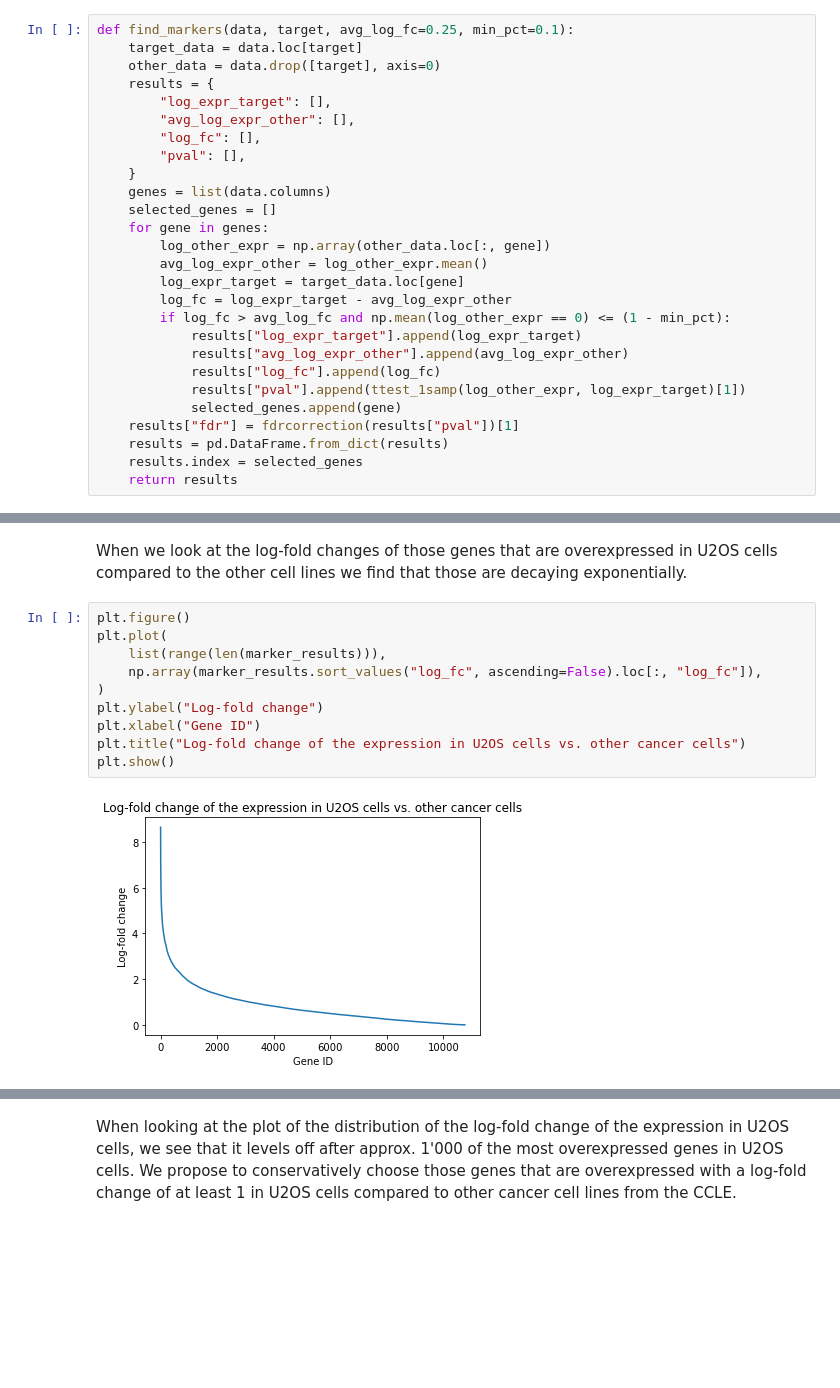
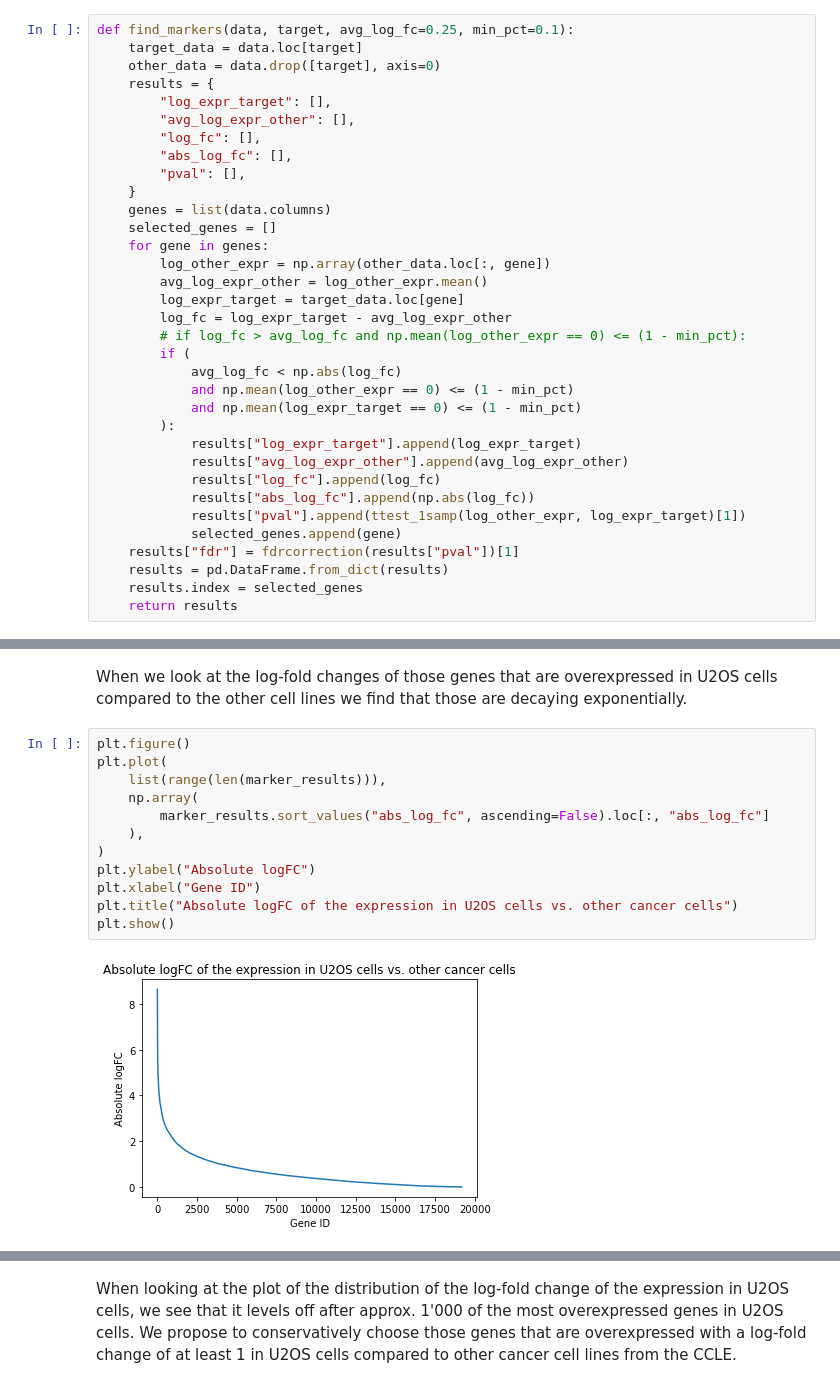
Before and after one commit to uhlerlab/image2reg, a Jupyter notebook: notebooks/ppi/ppi_gex_preprocessing.ipynb, the cells around one changed output, grey strips where cells are left out. Saved outputs shown, nothing was run; the diff lists cells and outputs as text; blank space fills up the shorter version.

```diff
--- a/notebooks/ppi/ppi_gex_preprocessing.ipynb
+++ b/notebooks/ppi/ppi_gex_preprocessing.ipynb
@@ -35,6 +35,7 @@ def find_markers(data, target, avg_log_fc=0.25, min_pct=0.1):
         "log_expr_target": [],
         "avg_log_expr_other": [],
         "log_fc": [],
+        "abs_log_fc": [],
         "pval": [],
     }
     genes = list(data.columns)
@@ -44,10 +45,16 @@ def find_markers(data, target, avg_log_fc=0.25, min_pct=0.1):
         avg_log_expr_other = log_other_expr.mean()
         log_expr_target = target_data.loc[gene]
         log_fc = log_expr_target - avg_log_expr_other
-        if log_fc > avg_log_fc and np.mean(log_other_expr == 0) <= (1 - min_pct):
+        # if log_fc > avg_log_fc and np.mean(log_other_expr == 0) <= (1 - min_pct):
+        if (
+            avg_log_fc < np.abs(log_fc)
+            and np.mean(log_other_expr == 0) <= (1 - min_pct)
+            and np.mean(log_expr_target == 0) <= (1 - min_pct)
+        ):
             results["log_expr_target"].append(log_expr_target)
             results["avg_log_expr_other"].append(avg_log_expr_other)
             results["log_fc"].append(log_fc)
+            results["abs_log_fc"].append(np.abs(log_fc))
             results["pval"].append(ttest_1samp(log_other_expr, log_expr_target)[1])
             selected_genes.append(gene)
     results["fdr"] = fdrcorrection(results["pval"])[1]
@@ -533,15 +526,17 @@ When we look at the log-fold changes of those genes that are overexpressed in U2
 # %%
 plt.figure()
 plt.plot(
     list(range(len(marker_results))),
-    np.array(marker_results.sort_values("log_fc", ascending=False).loc[:, "log_fc"]),
+    np.array(
+        marker_results.sort_values("abs_log_fc", ascending=False).loc[:, "abs_log_fc"]
+    ),
 )
-plt.ylabel("Log-fold change")
+plt.ylabel("Absolute logFC")
 plt.xlabel("Gene ID")
-plt.title("Log-fold change of the expression in U2OS cells vs. other cancer cells")
+plt.title("Absolute logFC of the expression in U2OS cells vs. other cancer cells")
 plt.show()
 # %% [output]
-[figure, old version]
+[figure, new version]
 [interactive output not drawn]
 # %% [markdown]
 When looking at the plot of the distribution of the log-fold change of the expression in U2OS cells, we see that it levels off after approx. 1'000 of the most overexpressed genes in U2OS cells. We propose to conservatively choose those genes that are overexpressed with a log-fold change of at least 1 in U2OS cells compared to other cancer cell lines from the CCLE.
```
Also changed, not shown: parts of 23 cells of this notebook, 4 other files.
